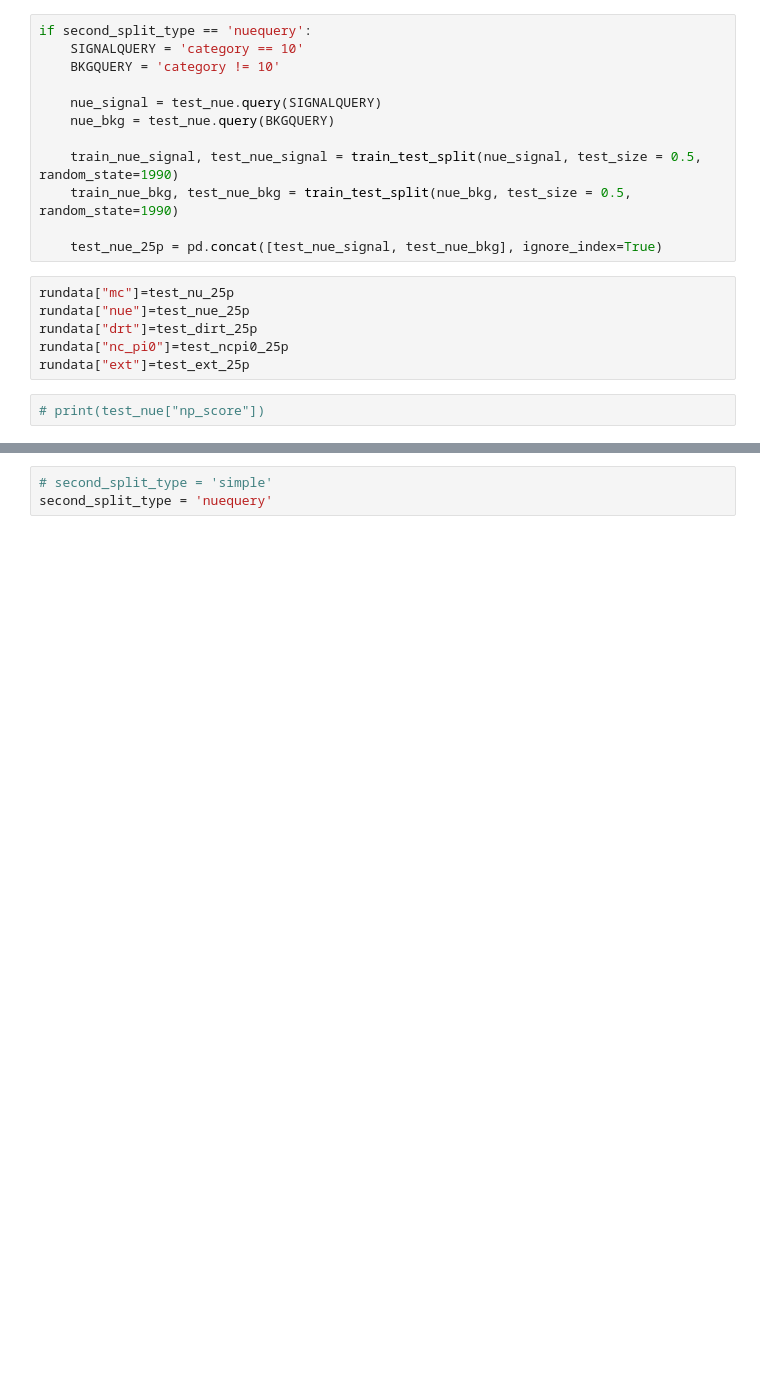
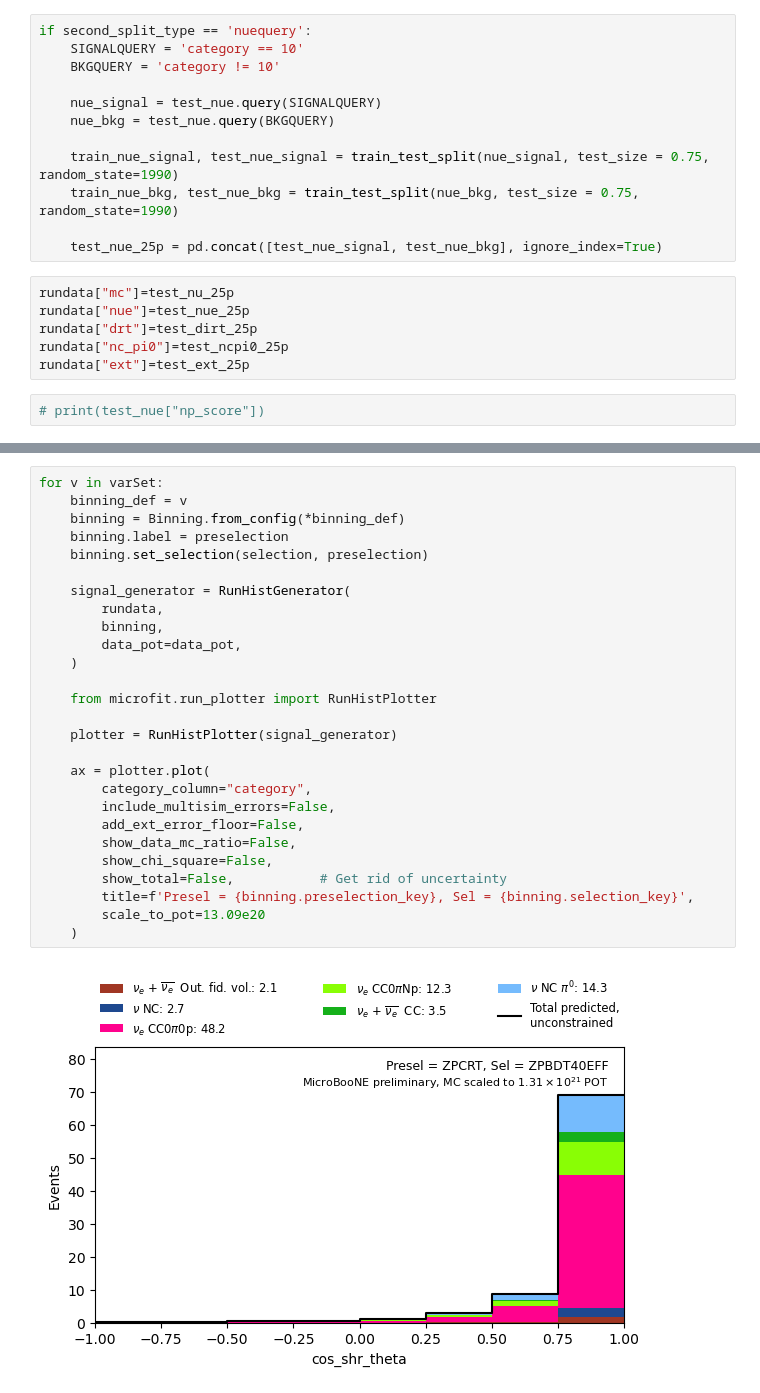
Before and after one commit to katepletcher/PELEE, a Jupyter notebook: test_bdt_stacked.ipynb, the cells around one changed output, grey strips where cells are left out. Drawn from its saved outputs; the diff is of its cells as text; blank space fills up the shorter version.

Commit message:
Update all NuMI and efficiency notebooks, localSettings, and data_paths_crt.yml

```diff
--- a/test_bdt_stacked.ipynb
+++ b/test_bdt_stacked.ipynb
@@ -116,8 +123,8 @@ if second_split_type == 'nuequery':
     nue_signal = test_nue.query(SIGNALQUERY)
     nue_bkg = test_nue.query(BKGQUERY)
 
-    train_nue_signal, test_nue_signal = train_test_split(nue_signal, test_size = 0.5, random_state=1990)
-    train_nue_bkg, test_nue_bkg = train_test_split(nue_bkg, test_size = 0.5, random_state=1990)
+    train_nue_signal, test_nue_signal = train_test_split(nue_signal, test_size = 0.75, random_state=1990)
+    train_nue_bkg, test_nue_bkg = train_test_split(nue_bkg, test_size = 0.75, random_state=1990)
 
     test_nue_25p = pd.concat([test_nue_signal, test_nue_bkg], ignore_index=True)
 # %%
@@ -468,3 +496,29 @@ for v in varSet:
-# %%
-# second_split_type = 'simple'
-second_split_type = 'nuequery'
+# %%
+for v in varSet:
+    binning_def = v
+    binning = Binning.from_config(*binning_def)
+    binning.label = preselection
+    binning.set_selection(selection, preselection)
+
+    signal_generator = RunHistGenerator(
+        rundata,
+        binning,
+        data_pot=data_pot,
+    )
+
+    from microfit.run_plotter import RunHistPlotter
+
+    plotter = RunHistPlotter(signal_generator)
+
+    ax = plotter.plot(
+        category_column="category",
+        include_multisim_errors=False,
+        add_ext_error_floor=False,
+        show_data_mc_ratio=False,
+        show_chi_square=False,
+        show_total=False,           # Get rid of uncertainty
+        title=f'Presel = {binning.preselection_key}, Sel = {binning.selection_key}',
+        scale_to_pot=13.09e20
+    )
+# %% [output]
+[figure, added]
```
Also changed, not shown: parts of 9 cells of this notebook, 25 other files.
